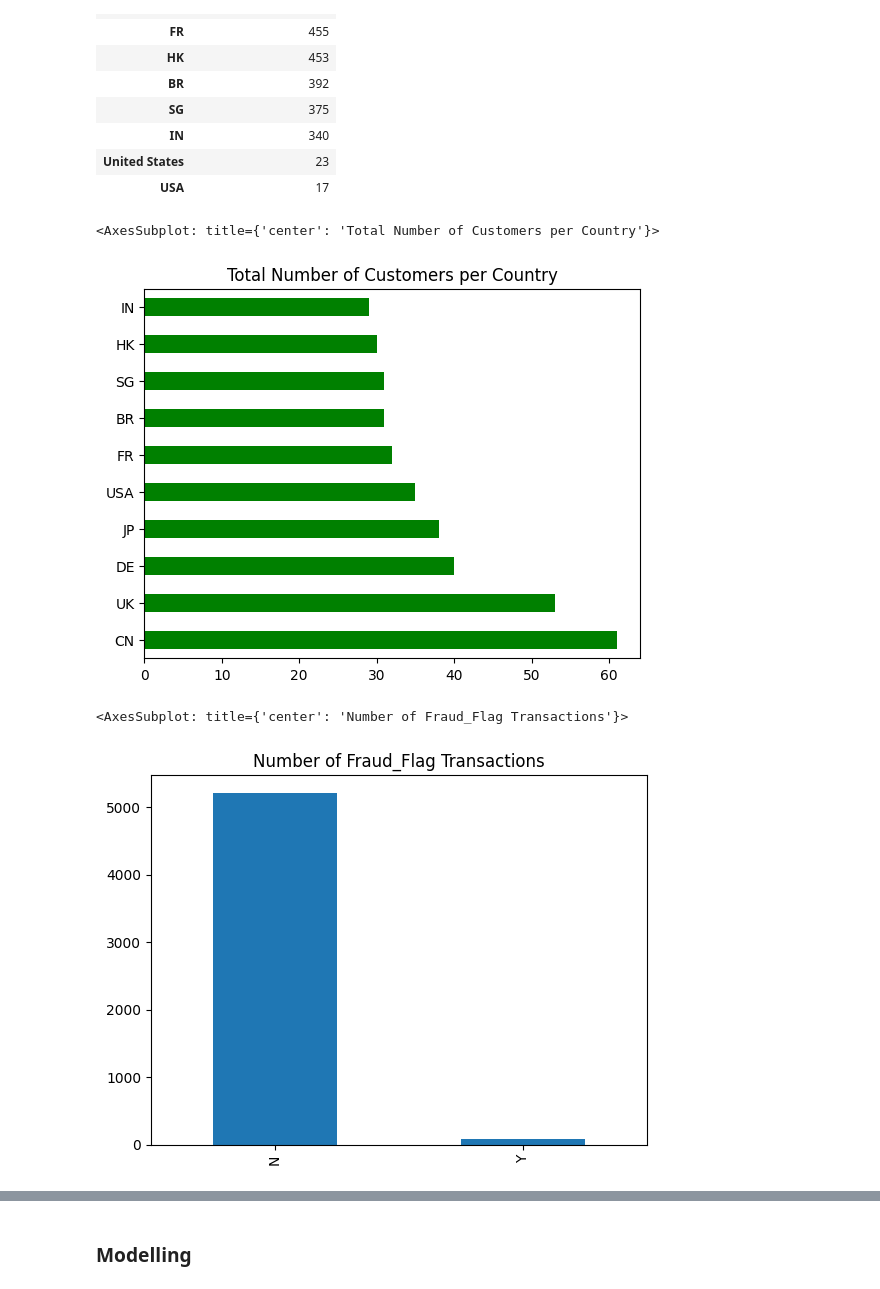
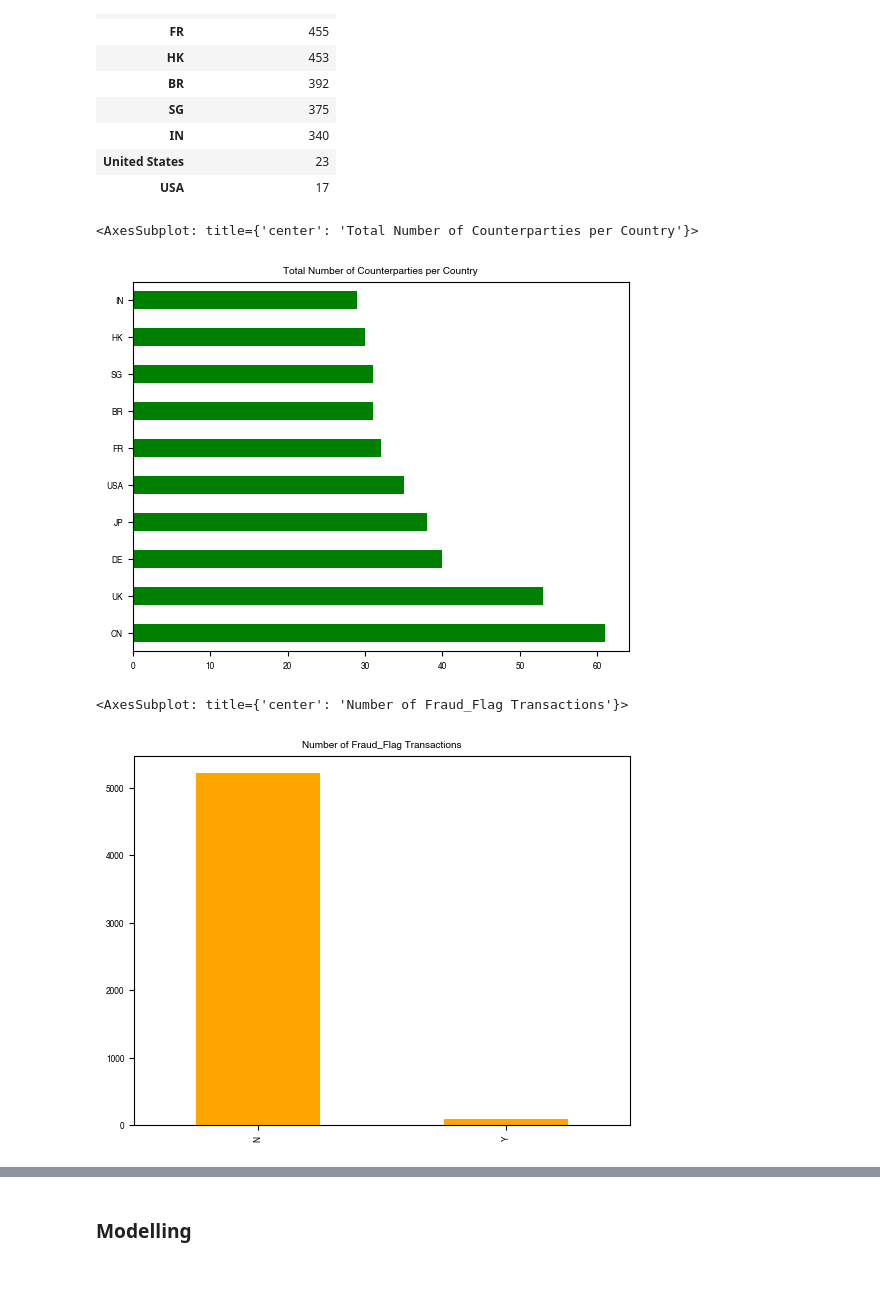
Before and after one commit to bhavesh-chainani/fraud_detection, a Jupyter notebook: bhavesh_silent_eight.ipynb, the cells around one changed output, grey strips where cells are left out. Cells and saved outputs as stored; diff of their text form; code cells hidden in the pictures.

```diff
--- a/bhavesh_silent_eight.ipynb
+++ b/bhavesh_silent_eight.ipynb
@@ -146,14 +145,13 @@ data.counterparty_country.value_counts().to_frame()
 data['counterparty_country'] = data['counterparty_country'].replace(['United States', 'US'], 'USA')
 # %%
 #plot counterparty country based on unique counterparties
-data.drop_duplicates(subset=['counterparty','counterparty_country']).reset_index(drop=True).counterparty_country.value_counts().plot(kind='barh', color = 'green', title='Total Number of Customers per Country')
+data.drop_duplicates(subset=['counterparty','counterparty_country']).reset_index(drop=True).counterparty_country.value_counts().plot(kind='barh', color = 'green', title='Total Number of Counterparties per Country')
 # %% [output]
-<AxesSubplot: title={'center': 'Total Number of Customers per Country'}>
+<AxesSubplot: title={'center': 'Total Number of Counterparties per Country'}>
-[figure, old version]
+[figure, new version]
 # %%
 #plot value counts of y label
-data.fraud_flag.value_counts().plot(kind='bar',title="Number of Fraud_Flag Transactions")
-## Since y value is low, we can do oversampling of minority class
+data.fraud_flag.value_counts().plot(kind='bar',title="Number of Fraud_Flag Transactions", color='orange')
 # %% [output]
 <AxesSubplot: title={'center': 'Number of Fraud_Flag Transactions'}>
-[figure, old version]
+[figure, new version]
```
Also changed, not shown: parts of 45 cells of this notebook.
